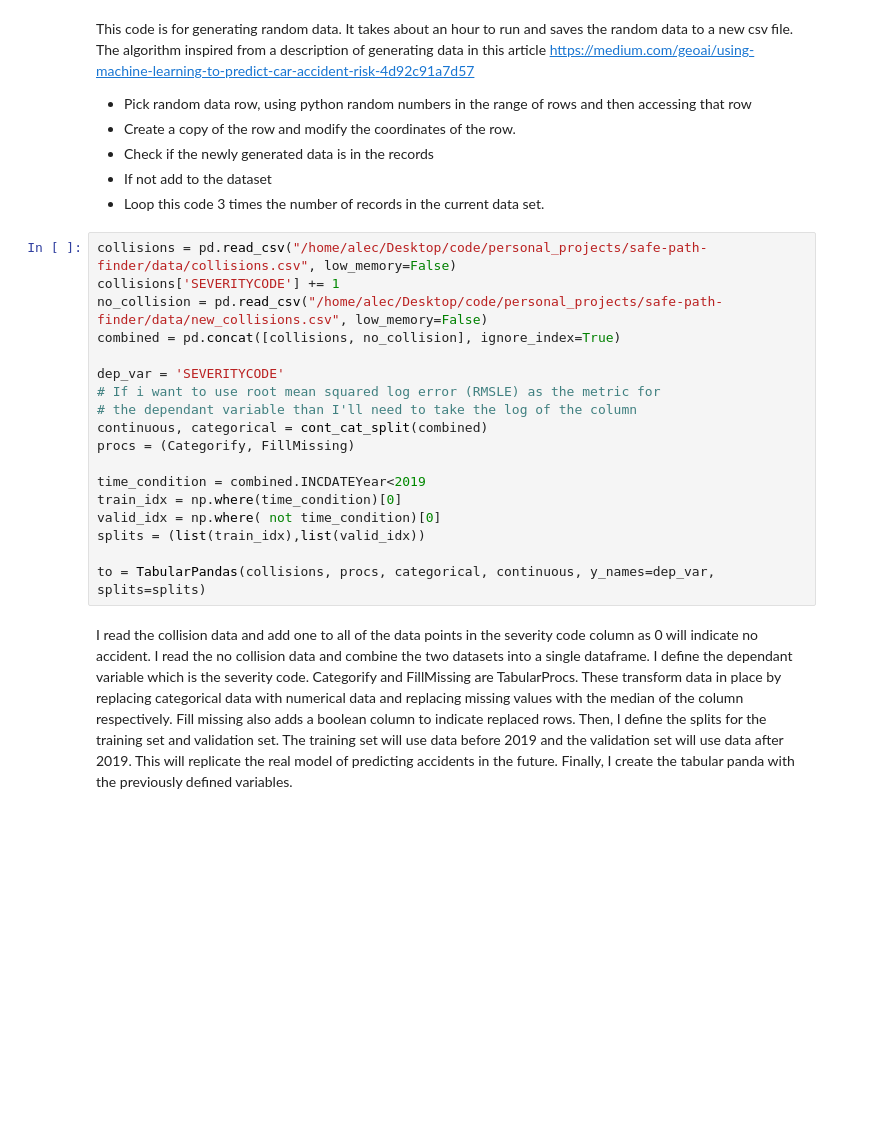
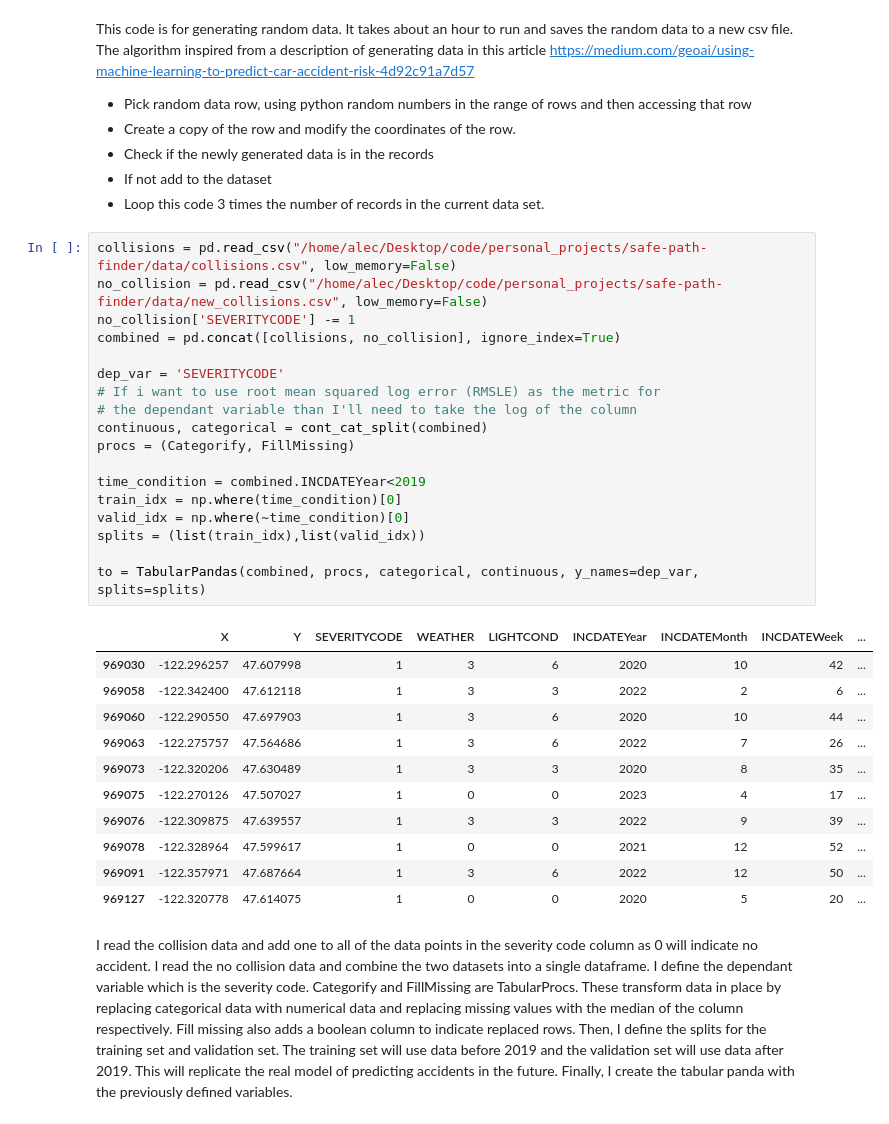
Before and after one commit to alecswift/safe-path-finder, a Jupyter notebook: src/model_documentation.ipynb, the cells around one changed output. Cells and saved outputs as stored; diff of their text form; blank space fills up the shorter version.

Commit message:
Debug column that creates the tabularpanda #6

```diff
--- a/src/model_documentation.ipynb
+++ b/src/model_documentation.ipynb
@@ -91,22 +91,34 @@ The algorithm inspired from a description of generating data in this article htt
 - Loop this code 3 times the number of records in the current data set.
 # %%
 collisions = pd.read_csv("/home/alec/Desktop/code/personal_projects/safe-path-finder/data/collisions.csv", low_memory=False)
-collisions['SEVERITYCODE'] += 1
 no_collision = pd.read_csv("/home/alec/Desktop/code/personal_projects/safe-path-finder/data/new_collisions.csv", low_memory=False)
+no_collision['SEVERITYCODE'] -= 1
 combined = pd.concat([collisions, no_collision], ignore_index=True)
 
 dep_var = 'SEVERITYCODE'
 # If i want to use root mean squared log error (RMSLE) as the metric for
 # the dependant variable than I'll need to take the log of the column
 continuous, categorical = cont_cat_split(combined)
 procs = (Categorify, FillMissing)
 
 time_condition = combined.INCDATEYear<2019
 train_idx = np.where(time_condition)[0]
-valid_idx = np.where( not time_condition)[0]
+valid_idx = np.where(~time_condition)[0]
 splits = (list(train_idx),list(valid_idx))
 
-to = TabularPandas(collisions, procs, categorical, continuous, y_names=dep_var, splits=splits)
+to = TabularPandas(combined, procs, categorical, continuous, y_names=dep_var, splits=splits)
+# %% [output]
+|  | X | Y | SEVERITYCODE | WEATHER | LIGHTCOND | INCDATEYear | INCDATEMonth | INCDATEWeek | ... |
+| 969030 | -122.296257 | 47.607998 | 1 | 3 | 6 | 2020 | 10 | 42 | ... |
+| 969058 | -122.342400 | 47.612118 | 1 | 3 | 3 | 2022 | 2 | 6 | ... |
+| 969060 | -122.290550 | 47.697903 | 1 | 3 | 6 | 2020 | 10 | 44 | ... |
+| 969063 | -122.275757 | 47.564686 | 1 | 3 | 6 | 2022 | 7 | 26 | ... |
+| 969073 | -122.320206 | 47.630489 | 1 | 3 | 3 | 2020 | 8 | 35 | ... |
+| 969075 | -122.270126 | 47.507027 | 1 | 0 | 0 | 2023 | 4 | 17 | ... |
+| 969076 | -122.309875 | 47.639557 | 1 | 3 | 3 | 2022 | 9 | 39 | ... |
+| 969078 | -122.328964 | 47.599617 | 1 | 0 | 0 | 2021 | 12 | 52 | ... |
+| 969091 | -122.357971 | 47.687664 | 1 | 3 | 6 | 2022 | 12 | 50 | ... |
+| 969127 | -122.320778 | 47.614075 | 1 | 0 | 0 | 2020 | 5 | 20 | ... |
 # %% [markdown]
 I read the collision data and add one to all of the data points in the severity code column as 0 will indicate no accident. I read the no collision data and combine the two datasets into a single dataframe. I define the dependant variable which is the severity code. Categorify and FillMissing are TabularProcs. These transform data in place by replacing categorical data with numerical data and replacing missing values with the median of the column respectively. Fill missing also adds a boolean column to indicate replaced rows. Then, I define the splits for the training set and validation set. The training set will use data before 2019 and the validation set will use data after 2019. This will replicate the real model of predicting accidents in the future. Finally, I create the tabular panda with the previously defined variables.
 # %%
```
